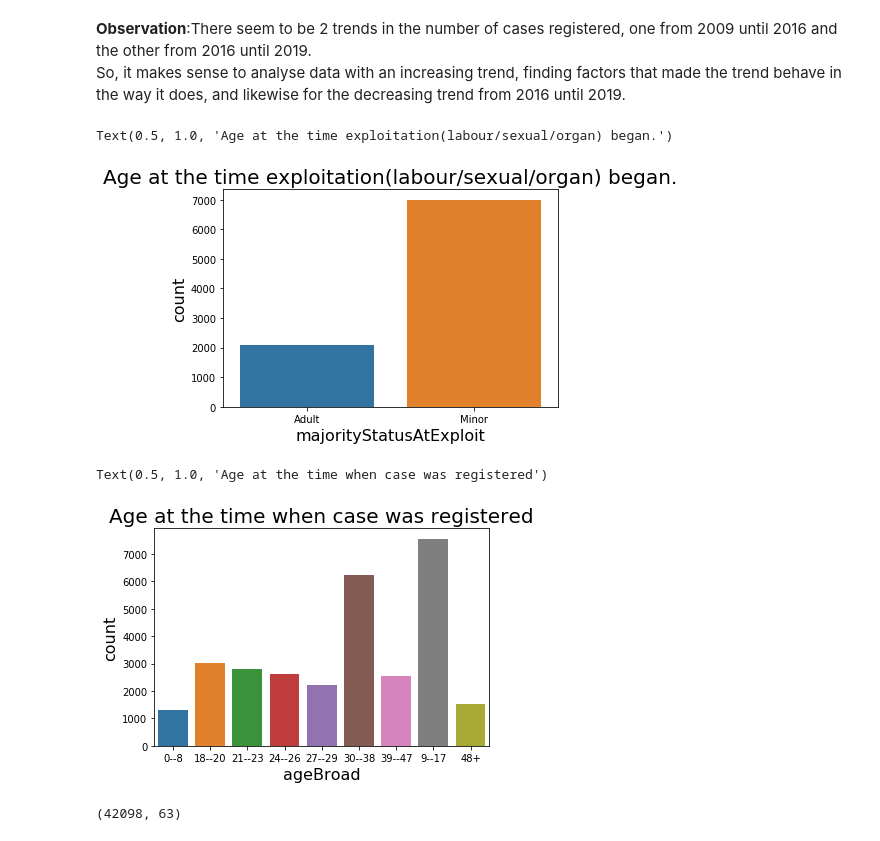
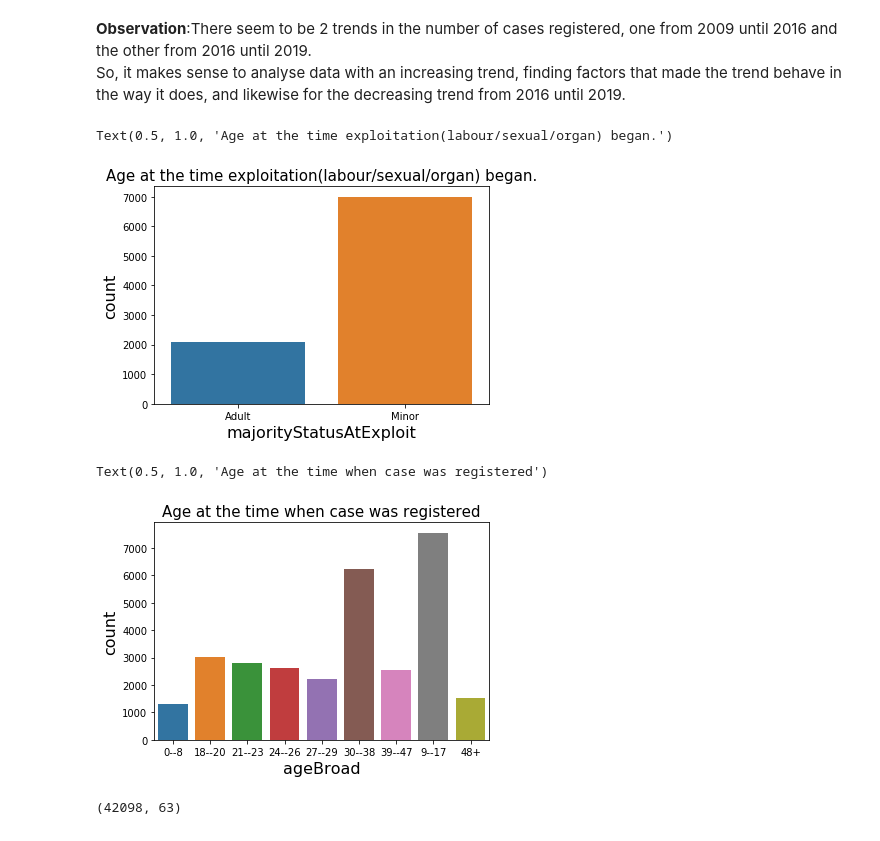
Before and after one commit to nizamphoenix/human-trafficking, a Jupyter notebook: work.ipynb, the cells around one changed output. Cells and saved outputs as stored; diff of their text form; code cells hidden in the pictures.

```diff
--- a/work.ipynb
+++ b/work.ipynb
@@ -77,17 +77,17 @@ So, it makes sense to analyse data with an increasing trend, finding factors tha
 # %%
 plt.xlabel('count',size=16); plt.ylabel('majorityStatusAtExploit',size=16);
 sns.countplot(ctdc_9_19[ctdc_9_19['majorityStatusAtExploit']!='unknown']['majorityStatusAtExploit'])
-plt.title('Age at the time exploitation(labour/sexual/organ) began.',size=20)
+plt.title('Age at the time exploitation(labour/sexual/organ) began.',size=15)
 # %% [output]
 Text(0.5, 1.0, 'Age at the time exploitation(labour/sexual/organ) began.')
-[figure, old version]
+[figure, new version]
 # %%
 plt.xlabel('count',size=16); plt.ylabel('ageBroad',size=16);
 sns.countplot(ctdc_9_19[ctdc_9_19['ageBroad']!='unknown']['ageBroad'])
-plt.title('Age at the time when case was registered',size=20)
+plt.title('Age at the time when case was registered',size=15)
 # %% [output]
 Text(0.5, 1.0, 'Age at the time when case was registered')
-[figure, old version]
+[figure, new version]
 # %%
 #replace all unknown values with np.nan
 ctdc_9_19.replace('unknown',np.nan,inplace=True)
```
Also changed, not shown: parts of 3 cells of this notebook.
